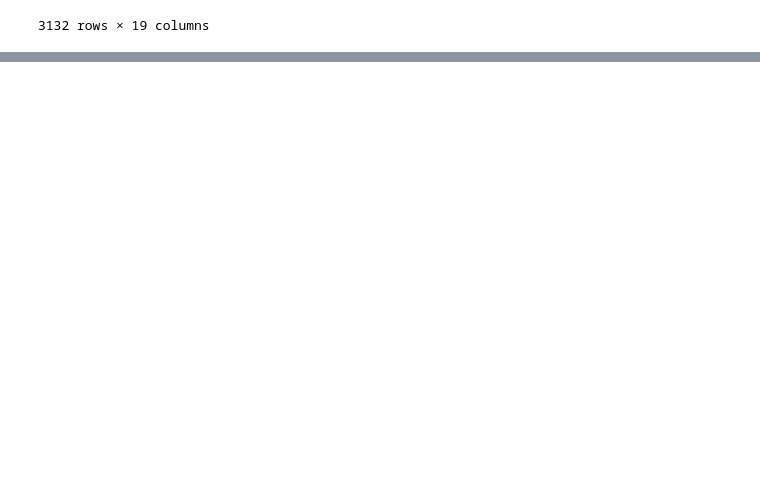
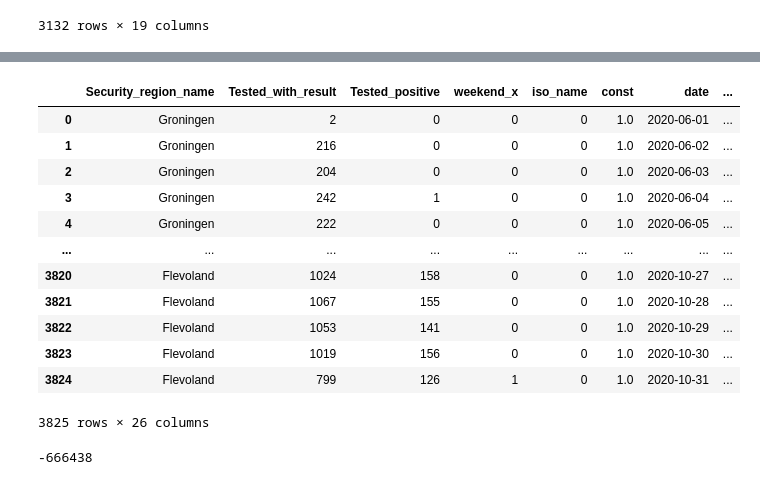
Before and after one commit to Javh2138/fyp2021p02g16, a Jupyter notebook: Notebooks/Fyp2021p02g16.ipynb, the cells around one changed output, grey strips where cells are left out. Saved outputs shown, nothing was run; the diff lists cells and outputs as text; code cells hidden in the pictures; blank space fills up the shorter version.

```diff
--- a/Notebooks/Fyp2021p02g16.ipynb
+++ b/Notebooks/Fyp2021p02g16.ipynb
@@ -66,7 +81,7 @@ over = ["IJsselland", "Twente"]
 #Gron = ["Groningen"]
 #Zee = ["Zeeland"]
 Zhol = ["Haaglanden","Hollands-Midden","Rotterdam-Rijnmond","Zuid-Holland-Zuid"]
-Nhol = ["Gooi en Vechtstreek", "Kennermerland", "Noord-Holland-Noord","Zaanstreek-Waterland"]
+Nhol = ["Gooi en Vechtstreek", "Kennemerland", "Noord-Holland-Noord","Zaanstreek-Waterland","Amsterdam-Amstelland"]
 #Utrecht = ["Utrecht"]
 Lim = ["Limburg-Noord","Limburg-Zuid"]
 Nbra = ["Brabant-Noord","Brabant-Zuidoost","Midden- en West-Brabant"]
@@ -785,0 +859,5 @@ set(tests['weekend'])
+# %%
+
+
+tests["Date_of_statistics"] = pd.to_datetime(tests["Date_of_statistics"],format= "%d/%m/%Y")
+tests
@@ -785,0 +883,22 @@ set(tests['weekend'])
+# %%
+#4th task
+weather_corona_tests = tests.merge(weather_corona, left_on=['Date_of_statistics','Security_region_name'],right_on=['date','region_name'])
+weather_corona_tests.drop(['Version','Date_of_report','Date_of_statistics','Security_region_code'],axis=1)
+# %% [output]
+|  | Security_region_name | Tested_with_result | Tested_positive | weekend_x | iso_name | const | date | ... |
+| 0 | Groningen | 2 | 0 | 0 | 0 | 1.0 | 2020-06-01 | ... |
+| 1 | Groningen | 216 | 0 | 0 | 0 | 1.0 | 2020-06-02 | ... |
+| 2 | Groningen | 204 | 0 | 0 | 0 | 1.0 | 2020-06-03 | ... |
+| 3 | Groningen | 242 | 1 | 0 | 0 | 1.0 | 2020-06-04 | ... |
+| 4 | Groningen | 222 | 0 | 0 | 0 | 1.0 | 2020-06-05 | ... |
+| ... | ... | ... | ... | ... | ... | ... | ... | ... |
+| 3820 | Flevoland | 1024 | 158 | 0 | 0 | 1.0 | 2020-10-27 | ... |
+| 3821 | Flevoland | 1067 | 155 | 0 | 0 | 1.0 | 2020-10-28 | ... |
+| 3822 | Flevoland | 1053 | 141 | 0 | 0 | 1.0 | 2020-10-29 | ... |
+| 3823 | Flevoland | 1019 | 156 | 0 | 0 | 1.0 | 2020-10-30 | ... |
+| 3824 | Flevoland | 799 | 126 | 1 | 0 | 1.0 | 2020-10-31 | ... |
+3825 rows × 26 columns
+# %%
+sum(weather_corona_tests['Tested_positive']) - sum(tests['Tested_positive'])
+# %% [output]
+-666438
```
Also changed, not shown: parts of 23 cells of this notebook.
